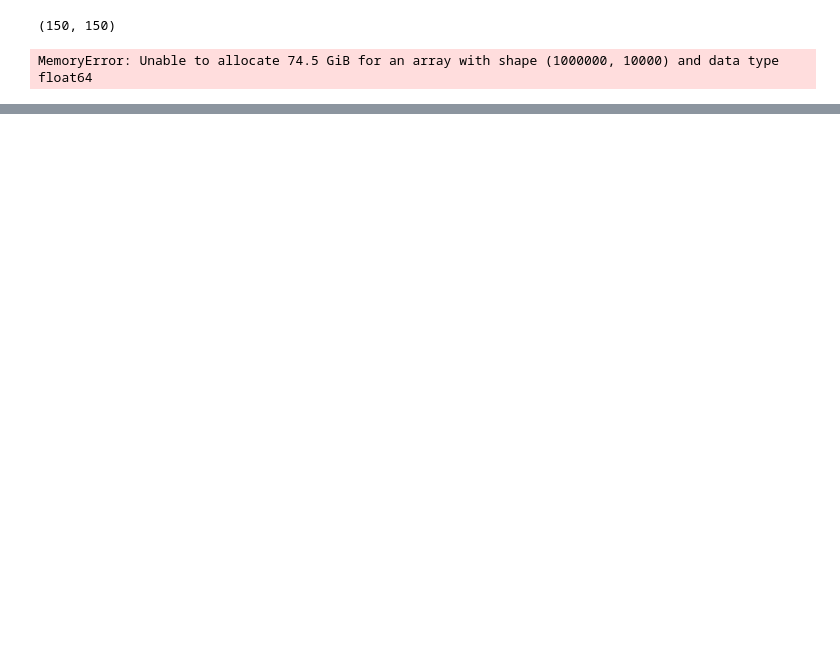
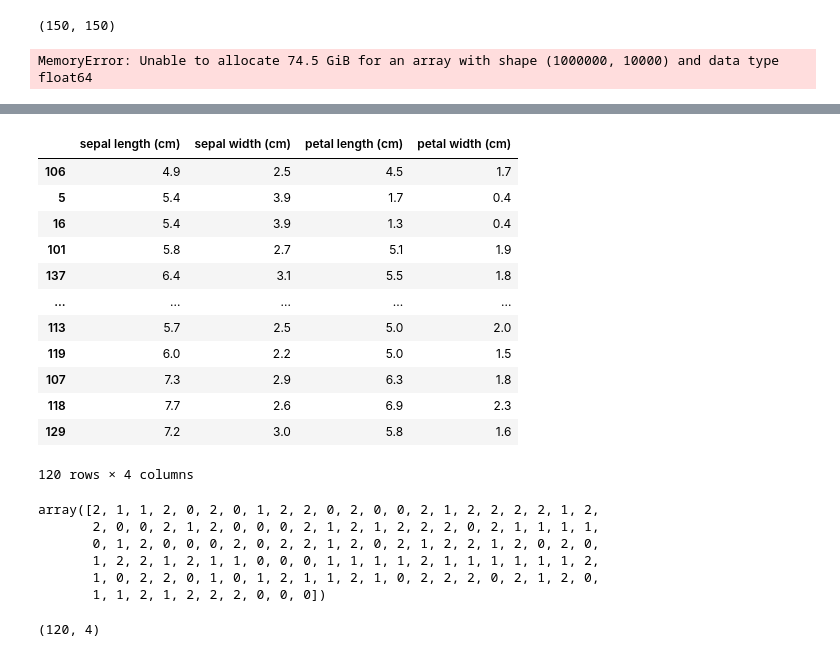
Before and after one commit to yoon0718/kepco, a Jupyter notebook: python/MachineLearning.ipynb, the cells around one changed output, grey strips where cells are left out. Drawn from its saved outputs; the diff is of its cells as text; code cells hidden in the pictures; blank space fills up the shorter version.

```diff
--- a/python/MachineLearning.ipynb
+++ b/python/MachineLearning.ipynb
@@ -526,0 +732,2 @@ MemoryError: Unable to allocate 74.5 GiB for an array with shape (1000000, 10000
+# %%
+y = km.predict(X)
@@ -526,0 +736,2 @@ MemoryError: Unable to allocate 74.5 GiB for an array with shape (1000000, 10000
+# %%
+X_train, X_test, y_train, y_test = train_test_split(X, y, test_size=.2)
@@ -526,0 +740,2 @@ MemoryError: Unable to allocate 74.5 GiB for an array with shape (1000000, 10000
+# %%
+clf.fit(X_train, y_train)
@@ -526,0 +762,29 @@ MemoryError: Unable to allocate 74.5 GiB for an array with shape (1000000, 10000
+# %%
+X_train
+# %% [output]
+|  | sepal length (cm) | sepal width (cm) | petal length (cm) | petal width (cm) |
+| 106 | 4.9 | 2.5 | 4.5 | 1.7 |
+| 5 | 5.4 | 3.9 | 1.7 | 0.4 |
+| 16 | 5.4 | 3.9 | 1.3 | 0.4 |
+| 101 | 5.8 | 2.7 | 5.1 | 1.9 |
+| 137 | 6.4 | 3.1 | 5.5 | 1.8 |
+| ... | ... | ... | ... | ... |
+| 113 | 5.7 | 2.5 | 5.0 | 2.0 |
+| 119 | 6.0 | 2.2 | 5.0 | 1.5 |
+| 107 | 7.3 | 2.9 | 6.3 | 1.8 |
+| 118 | 7.7 | 2.6 | 6.9 | 2.3 |
+| 129 | 7.2 | 3.0 | 5.8 | 1.6 |
+120 rows × 4 columns
+# %%
+y_train
+# %% [output]
+array([2, 1, 1, 2, 0, 2, 0, 1, 2, 2, 0, 2, 0, 0, 2, 1, 2, 2, 2, 2, 1, 2,
+       2, 0, 0, 2, 1, 2, 0, 0, 0, 2, 1, 2, 1, 2, 2, 2, 0, 2, 1, 1, 1, 1,
+       0, 1, 2, 0, 0, 0, 2, 0, 2, 2, 1, 2, 0, 2, 1, 2, 2, 1, 2, 0, 2, 0,
+       1, 2, 2, 1, 2, 1, 1, 0, 0, 0, 1, 1, 1, 1, 2, 1, 1, 1, 1, 1, 1, 2,
+       1, 0, 2, 2, 0, 1, 0, 1, 2, 1, 1, 2, 1, 0, 2, 2, 2, 0, 2, 1, 2, 0,
+       1, 1, 2, 1, 2, 2, 2, 0, 0, 0])
+# %%
+X_train.shape
+# %% [output]
+(120, 4)
```
Also changed, not shown: parts of 87 cells of this notebook, 1 other file.
